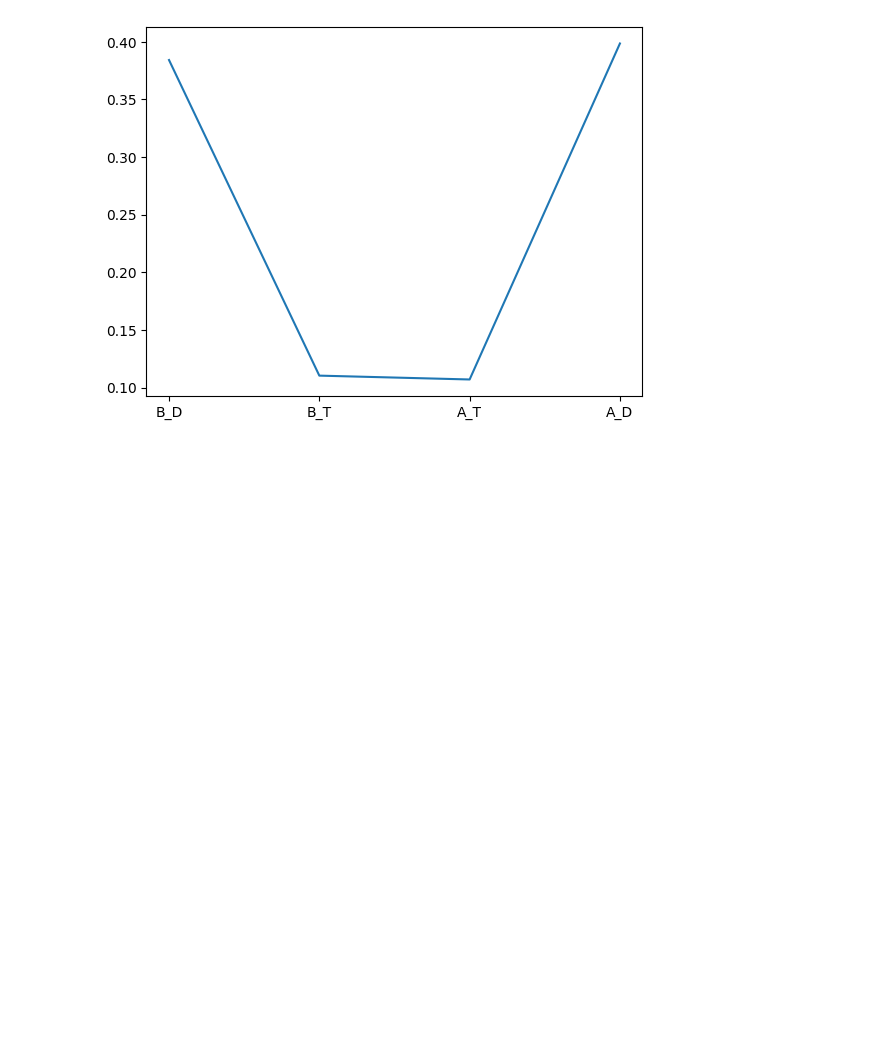
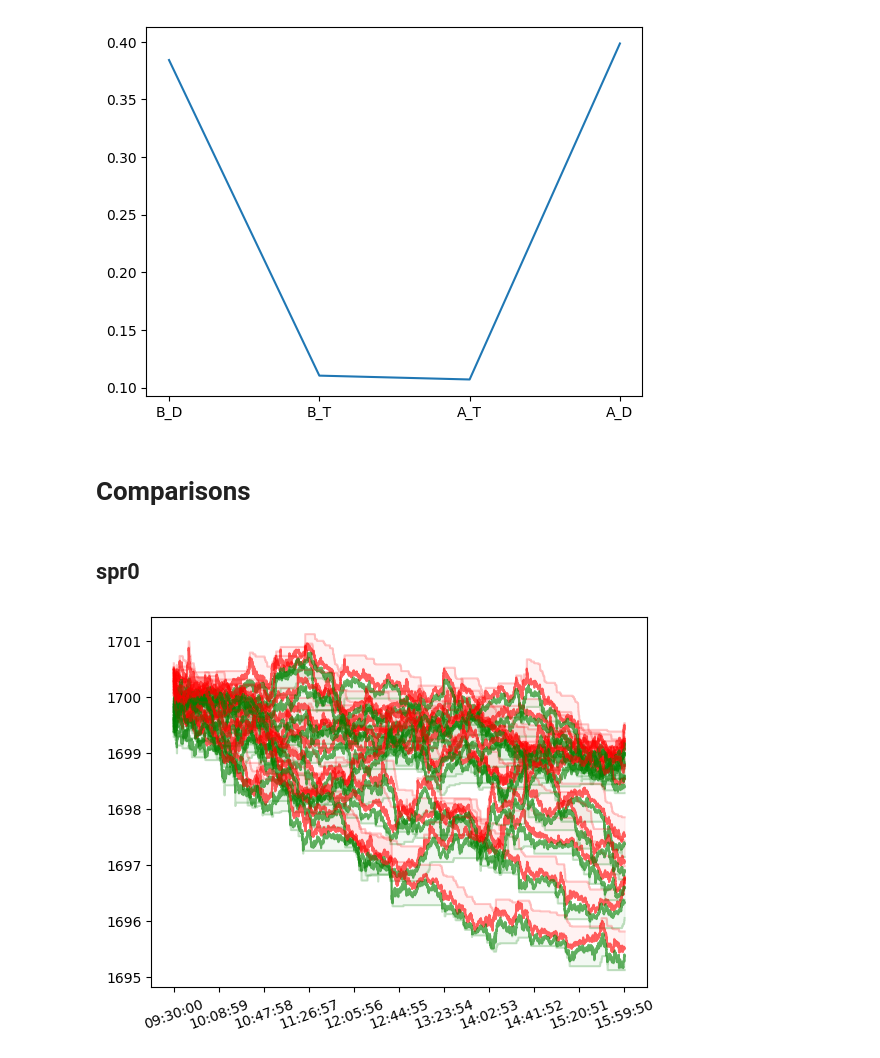
Before and after one commit to konqr/lobSimulations, a Jupyter notebook: src/backup/hawkes/experiments/toyModelSmallTick.ipynb, the cells around one changed output. Cells and saved outputs as stored; diff of their text form; code cells hidden in the pictures; blank space fills up the shorter version.

```diff
--- a/src/backup/hawkes/experiments/toyModelSmallTick.ipynb
+++ b/src/backup/hawkes/experiments/toyModelSmallTick.ipynb
@@ -221,3 +240,53 @@ plt.plot(['B_D', 'B_T', 'A_T', 'A_D'],Q_shape)
 # %% [output]
 [<matplotlib.lines.Line2D at 0x...>]
 [figure]
+# %% [markdown]
+# Comparisons
+# %%
+path = 'D:\\PhD\\results - small tick\\sim'
+fnames = os.listdir(path)
+# %% [markdown]
+## spr0
+# %%
+spreads = []
+labels = []
+fig, ax = plt.subplots()
+for fname in fnames:
+    if '_spr0_' in fname:
+        with open(path+'\\'+fname, 'rb') as f:
+            T, lob = pickle.load(f)
+        ask_t = []
+        bid_t = []
+        ask_d = []
+        bid_d= []
+        ask_m_D = []
+        bid_m_D = []
+        spread = []
+        for r in lob:
+            ask_t.append(r['Ask_touch'][0])
+            bid_t.append(r['Bid_touch'][0])
+            ask_d.append(r['Ask_deep'][0])
+            bid_d.append(r['Bid_deep'][0])
+            bid_m_D.append(r['Bid_deep'][0] - 0.01*r['Bid_m_D'])
+            ask_m_D.append(r['Ask_deep'][0] + 0.01*r['Ask_m_D'])
+            spread.append(100*(r['Ask_touch'][0] - r['Bid_touch'][0]))
+        t = np.append([0], np.array(T[1:])[:,1])
+        t = t.astype(float) + 9.5*3600
+
+
+        ax.plot(t, ask_t, color = "r", alpha =0.5)
+        ax.plot(t, ask_d, color="r", alpha = 0.2)
+        ax.plot(t, ask_m_D, color="r", alpha = 0.2)
+        ax.plot(t, bid_t, color="g", alpha =0.5)
+        ax.plot(t, bid_d, color="g", alpha = 0.2)
+        ax.plot(t, bid_m_D, color="g", alpha = 0.2)
+        ax.fill_between(t, bid_d, bid_m_D, color="g", alpha = 0.05)
+        ax.fill_between(t, ask_d, ask_m_D, color="r", alpha = 0.05)
+        count = int((max(t) - min(t))/10)
+        spreads.append(spread)
+        labels.append(fname.split('_')[-1])
+ax.ticklabel_format(useOffset=False)
+ax.set_xticks(ticks = np.arange(min(t), max(t), count), labels = [time.strftime('%H:%M:%S', time.gmtime(x)) for x in np.arange(min(t), max(t), count)], rotation = 20)
+plt.show()
+# %% [output]
+[figure, added]
```
Also changed, not shown: parts of 33 cells of this notebook.
